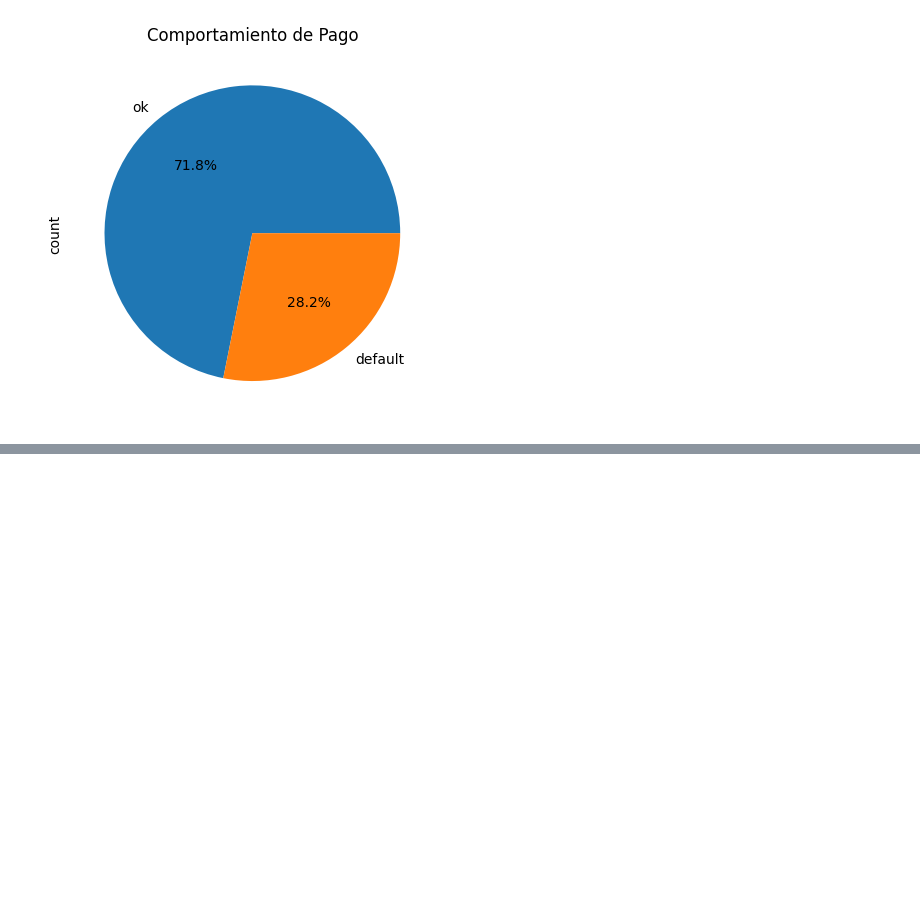
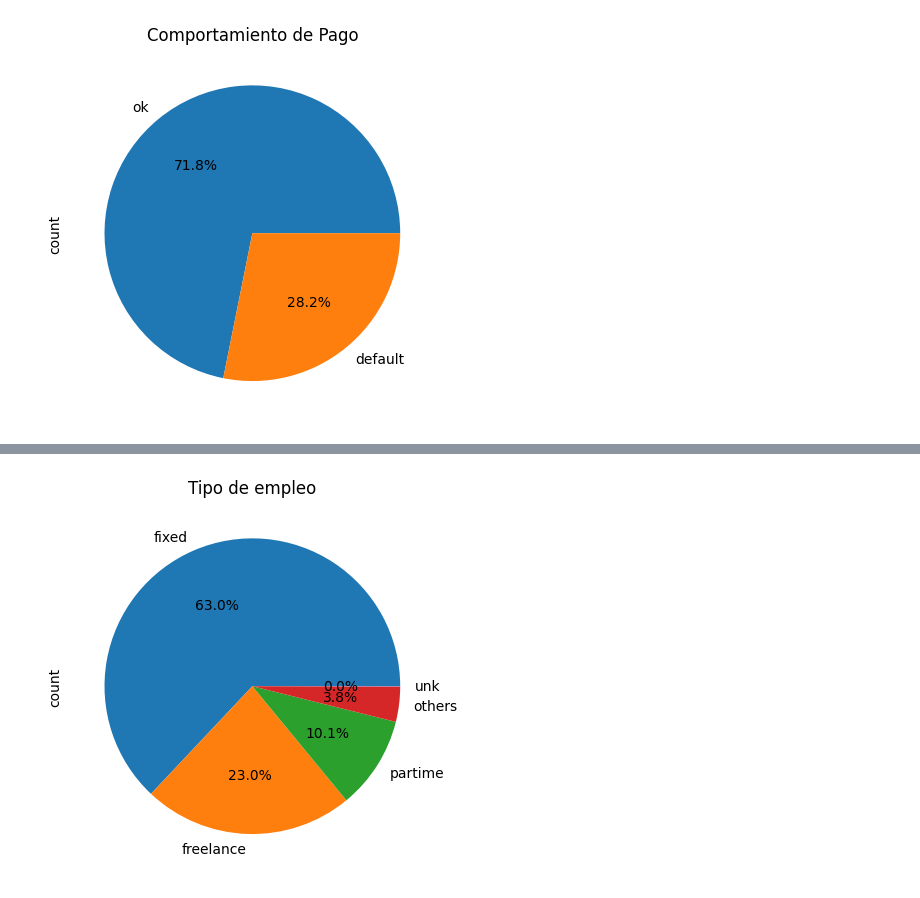
Before and after one commit to Juan1Barajas/Caso-Practico-Bedu-Python, a Jupyter notebook: Trabajo Final Final.ipynb, the cells around one changed output, grey strips where cells are left out. Drawn from its saved outputs; the diff is of its cells as text; code cells hidden in the pictures; blank space fills up the shorter version.

```diff
--- a/Trabajo Final Final.ipynb
+++ b/Trabajo Final Final.ipynb
@@ -182,0 +270,11 @@ plt.show()
+# %%
+status= df["job"].value_counts()
+
+status.plot(
+    kind='pie',
+    autopct='%1.1f%%'
+)
+plt.title("Tipo de empleo")
+plt.show()
+# %% [output]
+[figure, added]
```
Also changed, not shown: parts of 12 cells of this notebook, 1 other file.
